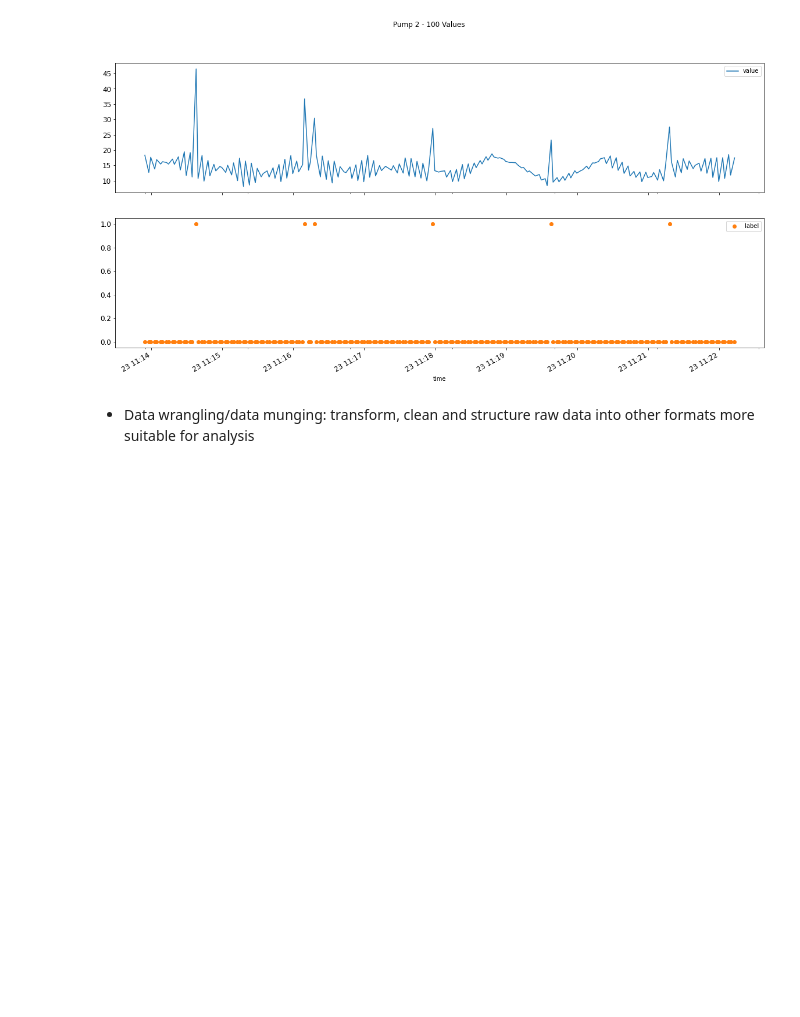
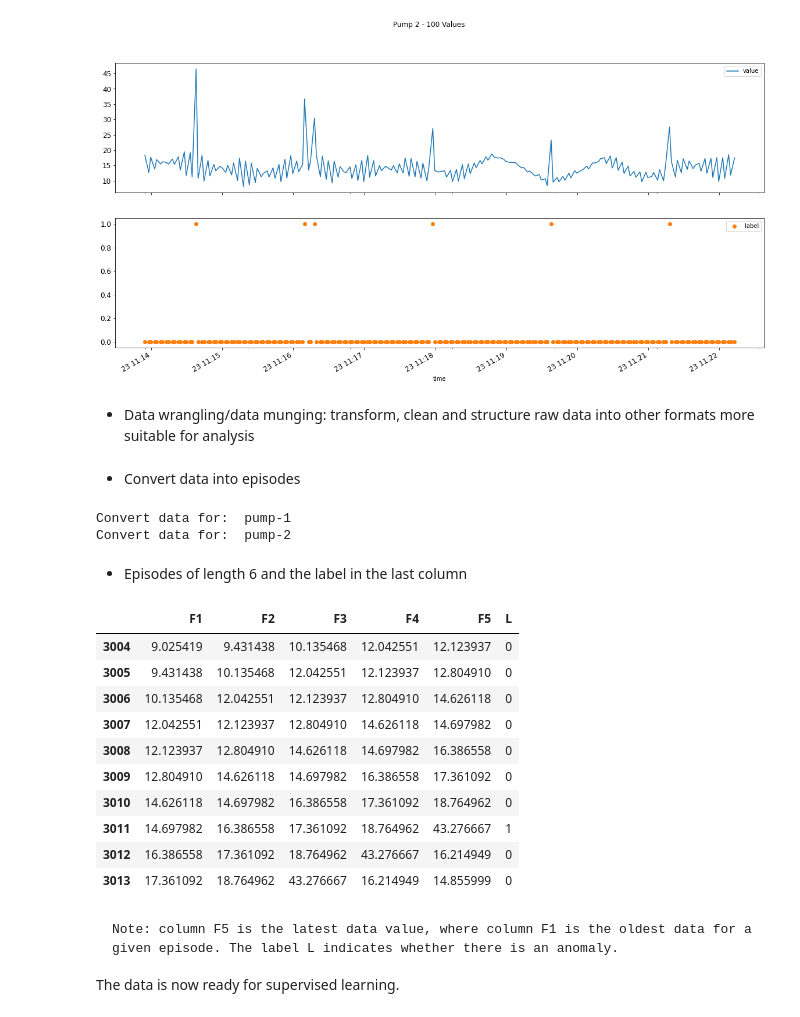
Before and after one commit to mi-nov/ml-tutorial, a Jupyter notebook: ml-tutorial-1.ipynb, the cells around one changed output. Cells and saved outputs as stored; diff of their text form; code cells hidden in the pictures; blank space fills up the shorter version.

```diff
--- a/ml-tutorial-1.ipynb
+++ b/ml-tutorial-1.ipynb
@@ -63,5 +63,48 @@ def create_df(vals: list, label: int = 0):
     if not isinstance(vals, list):
         raise TypeError
     #vals.append(label)
-    dfx = pd.DataFrame([vals+[labels]], columns=get_columns(len(vals)))
+    dfx = pd.DataFrame([vals+[label]], columns=get_columns(len(vals)))
     return dfx
+# %% [markdown]
+* Convert data into episodes
+# %%
+length = 5  # Episode length
+
+df_eps = create_empty_df(length)
+
+for id in df.id.unique():
+    print("Convert data for: ", id)
+
+    df2 = df.loc[df['id'] == id]
+
+    ep = []
+    for index, row in df2.iterrows():
+        # print('%6.2f, %d' % (row['value'], row['label']))
+        ep.append(row['value'])
+        if len(ep) == length:
+            df_row = create_df(ep,row['label'])
+            df_eps = df_eps.append(df_row, ignore_index=True)
+            del(ep[0])
+# %% [output]
+Convert data for:  pump-1
+Convert data for:  pump-2
+# %% [markdown]
+* Episodes of length 6 and the label in the last column
+# %%
+df_eps.tail(10)
+# %% [output]
+|  | F1 | F2 | F3 | F4 | F5 | L |
+| 3004 | 9.025419 | 9.431438 | 10.135468 | 12.042551 | 12.123937 | 0 |
+| 3005 | 9.431438 | 10.135468 | 12.042551 | 12.123937 | 12.804910 | 0 |
+| 3006 | 10.135468 | 12.042551 | 12.123937 | 12.804910 | 14.626118 | 0 |
+| 3007 | 12.042551 | 12.123937 | 12.804910 | 14.626118 | 14.697982 | 0 |
+| 3008 | 12.123937 | 12.804910 | 14.626118 | 14.697982 | 16.386558 | 0 |
+| 3009 | 12.804910 | 14.626118 | 14.697982 | 16.386558 | 17.361092 | 0 |
+| 3010 | 14.626118 | 14.697982 | 16.386558 | 17.361092 | 18.764962 | 0 |
+| 3011 | 14.697982 | 16.386558 | 17.361092 | 18.764962 | 43.276667 | 1 |
+| 3012 | 16.386558 | 17.361092 | 18.764962 | 43.276667 | 16.214949 | 0 |
+| 3013 | 17.361092 | 18.764962 | 43.276667 | 16.214949 | 14.855999 | 0 |
+# %% [markdown]
+    Note: column F5 is the latest data value, where column F1 is the oldest data for a given episode. The label L indicates whether there is an anomaly.
+
+The data is now ready for supervised learning.
```
Also changed, not shown: parts of 1 cell of this notebook.
